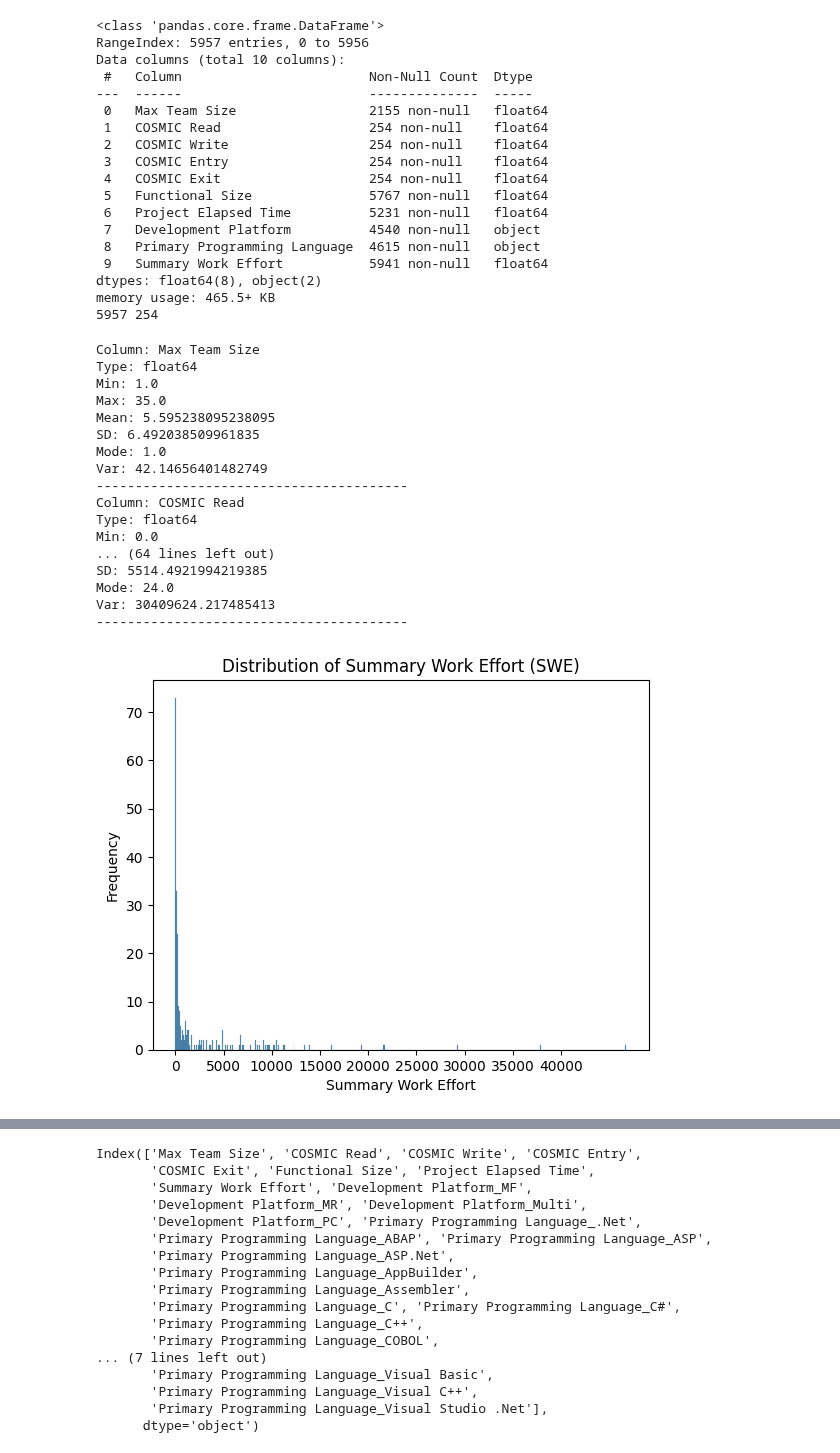
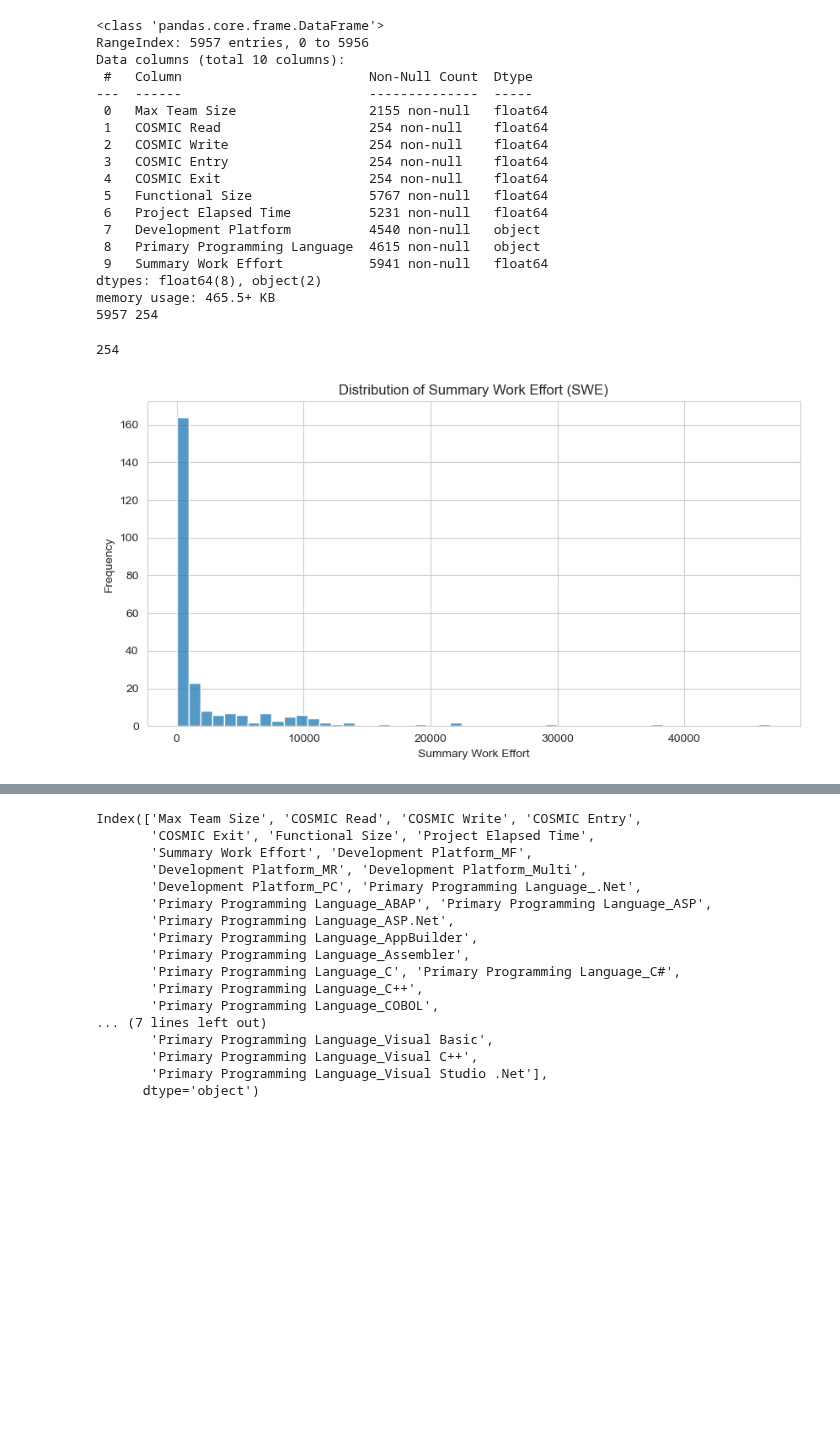
Before and after one commit to J4nvg/ResearchWorkshop, a Jupyter notebook: RW_dataset2.ipynb, the cells around one changed output, grey strips where cells are left out. Saved outputs shown, nothing was run; the diff lists cells and outputs as text; code cells hidden in the pictures; blank space fills up the shorter version.

```diff
--- a/RW_dataset2.ipynb
+++ b/RW_dataset2.ipynb
@@ -69,70 +69,20 @@ Data columns (total 10 columns):
 dtypes: float64(8), object(2)
 memory usage: 465.5+ KB
 5957 254
-# %%
-df_clean = ISBG_interest.dropna(subset=['COSMIC Write'])
-total_count = len(df_clean)
-df_clean
-
-# Assuming df_clean is your dataframe
-for column in df_clean.columns:
-    # Get the type of the column
-    column_type = df_clean[column].dtype
-
-    # If the column is numerical, calculate numerical statistics
-    if column_type in ['int64', 'float64']:
-        column_min = df_clean[column].min()
-        column_max = df_clean[column].max()
-        column_mean = df_clean[column].mean()
-        column_sd = df_clean[column].std()
-        column_mode = df_clean[column].mode()[0]  # Get the first mode (if multiple)
-        column_var = df_clean[column].var()
-
-        print(f"Column: {column}")
-        print(f"Type: {column_type}")
-        print(f"Min: {column_min}")
-        print(f"Max: {column_max}")
-        print(f"Mean: {column_mean}")
-        print(f"SD: {column_sd}")
-        print(f"Mode: {column_mode}")
-        print(f"Var: {column_var}")
-    else:
-        # For categorical variables, just print the mode
-        column_mode = df_clean[column].mode()[0]
-
-        print(f"Column: {column}")
-        print(f"Type: {column_type}")
-        print(f"Mode: {column_mode}")
-
-    print("-" * 40)  # Separator for readability
-
-import seaborn as sns
-import matplotlib.pyplot as plt
-sns.histplot(df_clean['Summary Work Effort'], kde=False, bins=500)  # Set bins and kde to False
-plt.title('Distribution of Summary Work Effort (SWE)')
-plt.xlabel('Summary Work Effort')
-plt.ylabel('Frequency')
-plt.xticks(np.arange(0, 40000.1, 5000))
-plt.show()
-# %% [output]
-Column: Max Team Size
-Type: float64
-Min: 1.0
-Max: 35.0
-Mean: 5.595238095238095
-SD: 6.492038509961835
-Mode: 1.0
-Var: 42.14656401482749
-----------------------------------------
-Column: COSMIC Read
-Type: float64
-Min: 0.0
-... (64 lines left out)
-SD: 5514.4921994219385
-Mode: 24.0
-Var: 30409624.217485413
-----------------------------------------
-[figure, removed]
+# %%
+df_clean = ISBG_interest.dropna(subset=["COSMIC Read", "COSMIC Write", "COSMIC Exit", "COSMIC Entry"])
+print(len(df_clean))
+plt.figure(figsize=(10,5))
+sns.histplot(df_clean['Summary Work Effort'], kde=False, bins=50)  # Set bins and kde to False
+
+plt.title('Distribution of Summary Work Effort (SWE)')
+plt.xlabel('Summary Work Effort')
+plt.ylabel('Frequency')
+plt.savefig('./plot/dfCleanhistogram.svg')
+plt.show()
+# %% [output]
+254
+[figure, added]
 # %%
 import pandas as pd
 from sklearn.impute import KNNImputer
```
Also changed, not shown: parts of 8 cells of this notebook.
